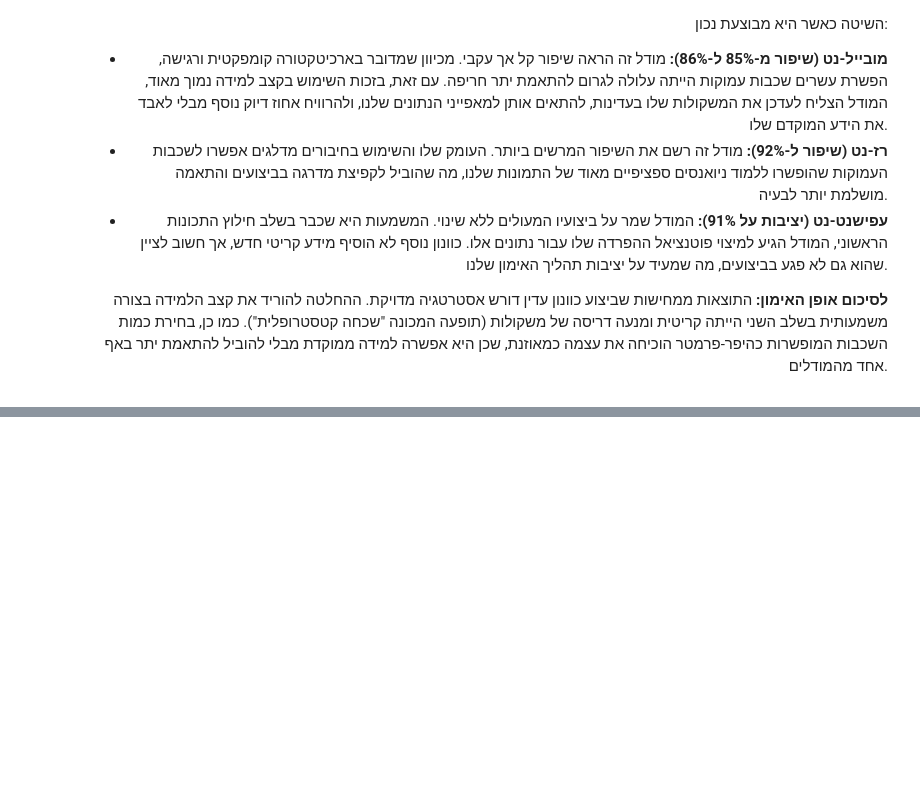
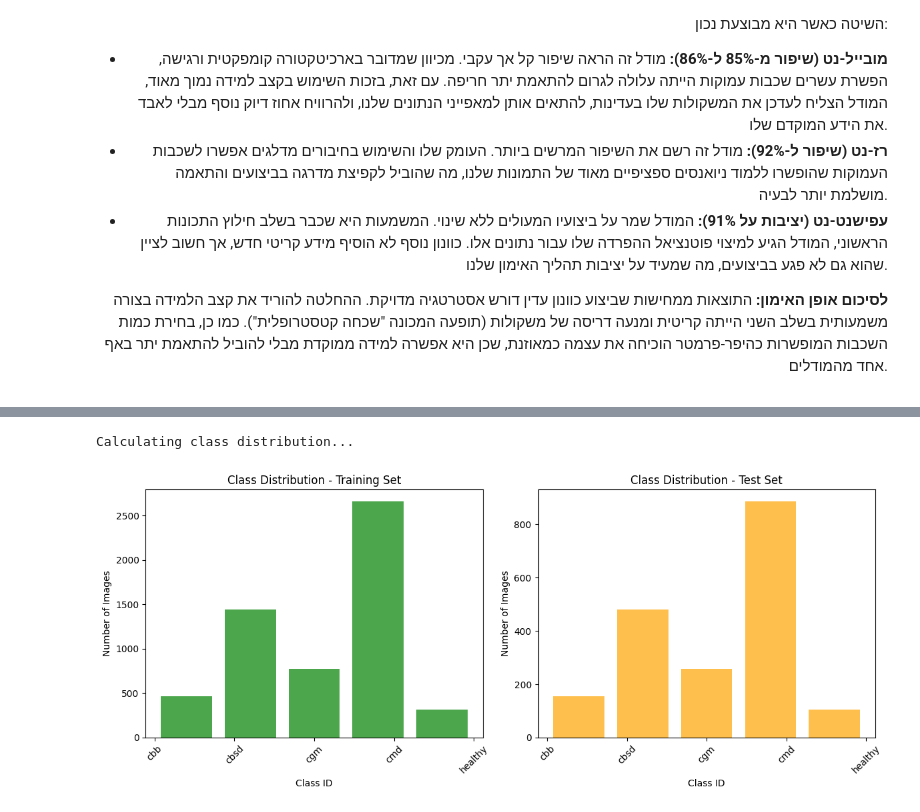
Before and after one commit to adhamfakhereldeen/image_proccessing, a Jupyter notebook: Image_proccessing.ipynb, the cells around one changed output, grey strips where cells are left out. Drawn from its saved outputs; the diff is of its cells as text; code cells hidden in the pictures; blank space fills up the shorter version.

```diff
--- a/Image_proccessing.ipynb
+++ b/Image_proccessing.ipynb
@@ -670,0 +747,28 @@ plt.show()
+# %%
+print("Calculating class distribution...")
+train_labels = [label.numpy() for _, label in ds_cassava_train]
+test_labels = [label.numpy() for _, label in ds_cassava_test]
+
+plt.figure(figsize=(12, 5))
+
+# התפלגות בסט האימון
+plt.subplot(1, 2, 1)
+plt.hist(train_labels, bins=num_classes_cassava, color='green', alpha=0.7, rwidth=0.8)
+plt.title("Class Distribution - Training Set")
+plt.xlabel("Class ID")
+plt.ylabel("Number of Images")
+plt.xticks(range(num_classes_cassava), class_names_cassava, rotation=45)
+
+# התפלגות בסט הבדיקה
+plt.subplot(1, 2, 2)
+plt.hist(test_labels, bins=num_classes_cassava, color='orange', alpha=0.7, rwidth=0.8)
+plt.title("Class Distribution - Test Set")
+plt.xlabel("Class ID")
+plt.ylabel("Number of Images")
+plt.xticks(range(num_classes_cassava), class_names_cassava, rotation=45)
+
+plt.tight_layout()
+plt.show()
+# %% [output]
+Calculating class distribution...
+[figure, added]
```
Also changed, not shown: parts of 14 cells of this notebook.
